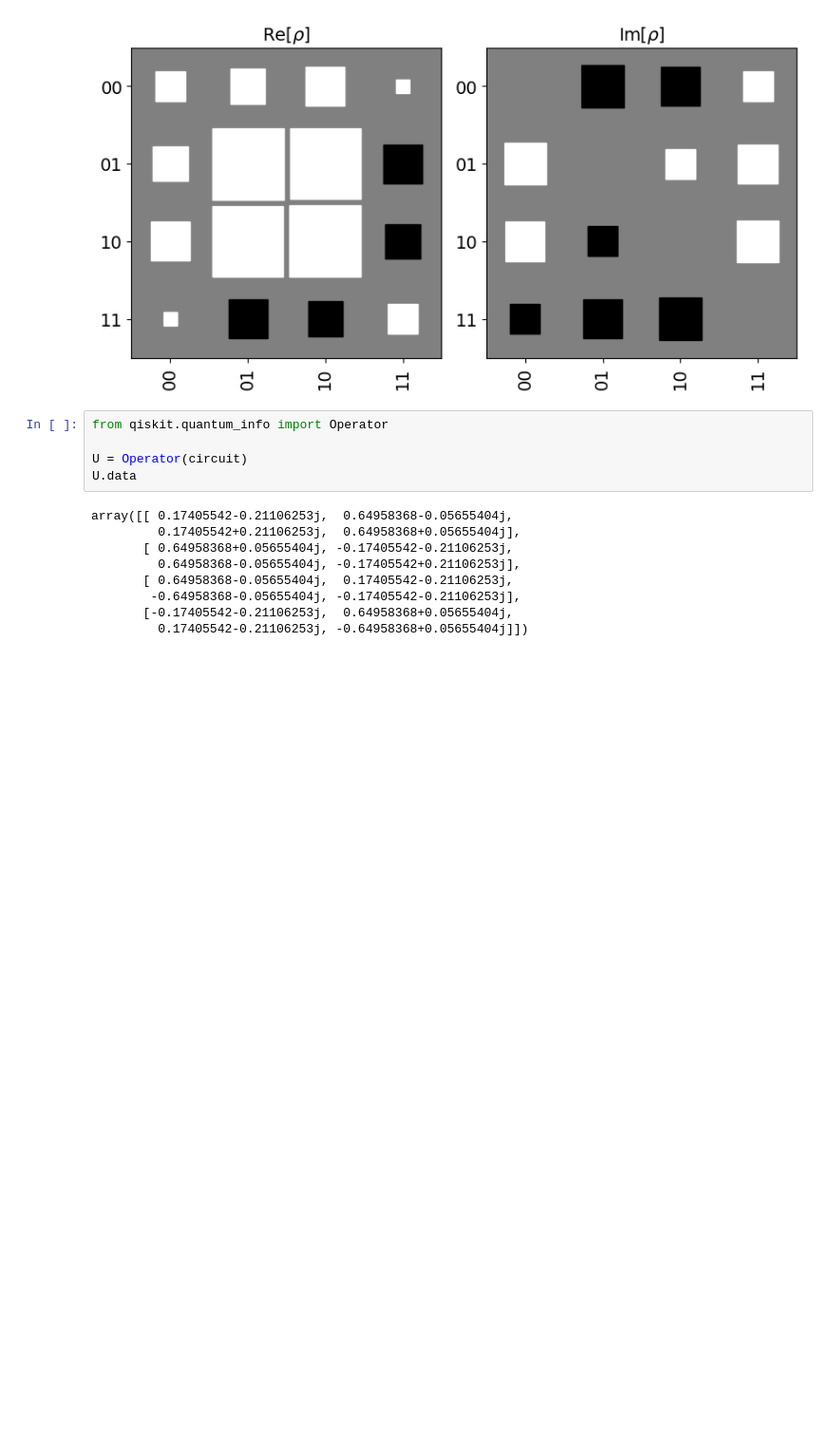
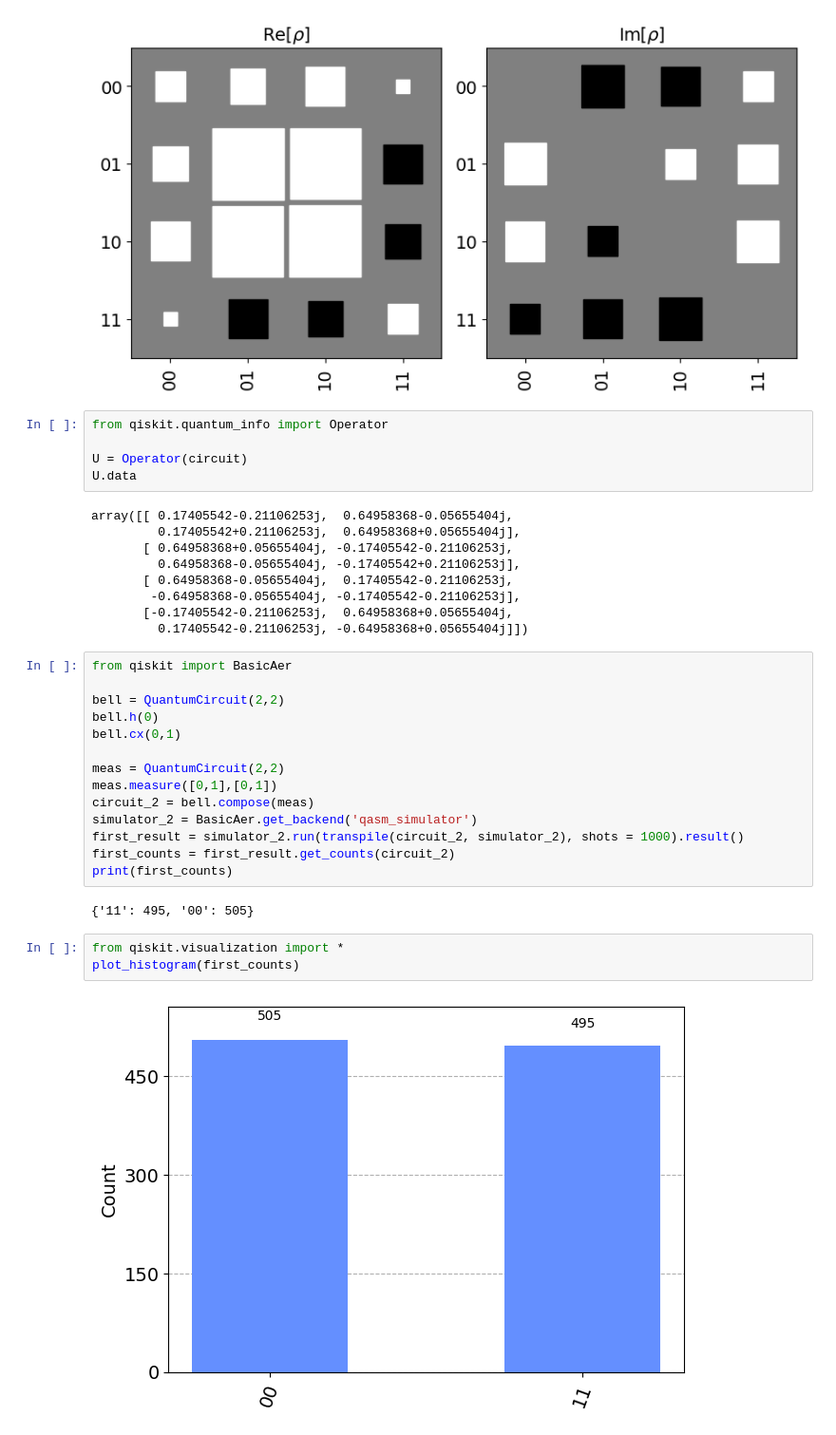
Before and after one commit to Azoghal/Qubilant, a Jupyter notebook: Experiments/Visualisations.ipynb, the cells around one changed output. Shown: that part at 95% size. Saved outputs shown, nothing was run; the diff lists cells and outputs as text; blank space fills up the shorter version.

Commit message:
more visualisation examples

```diff
--- a/Experiments/Visualisations.ipynb
+++ b/Experiments/Visualisations.ipynb
@@ -51,3 +51,24 @@ array([[ 0.17405542-0.21106253j,  0.64958368-0.05655404j,
         -0.64958368-0.05655404j, -0.17405542-0.21106253j],
        [-0.17405542-0.21106253j,  0.64958368+0.05655404j,
          0.17405542-0.21106253j, -0.64958368+0.05655404j]])
+# %%
+from qiskit import BasicAer
+
+bell = QuantumCircuit(2,2)
+bell.h(0)
+bell.cx(0,1)
+
+meas = QuantumCircuit(2,2)
+meas.measure([0,1],[0,1])
+circuit_2 = bell.compose(meas)
+simulator_2 = BasicAer.get_backend('qasm_simulator')
+first_result = simulator_2.run(transpile(circuit_2, simulator_2), shots = 1000).result()
+first_counts = first_result.get_counts(circuit_2)
+print(first_counts)
+# %% [output]
+{'11': 495, '00': 505}
+# %%
+from qiskit.visualization import *
+plot_histogram(first_counts)
+# %% [output]
+[figure, added]
```
Also changed, not shown: parts of 2 cells of this notebook.
